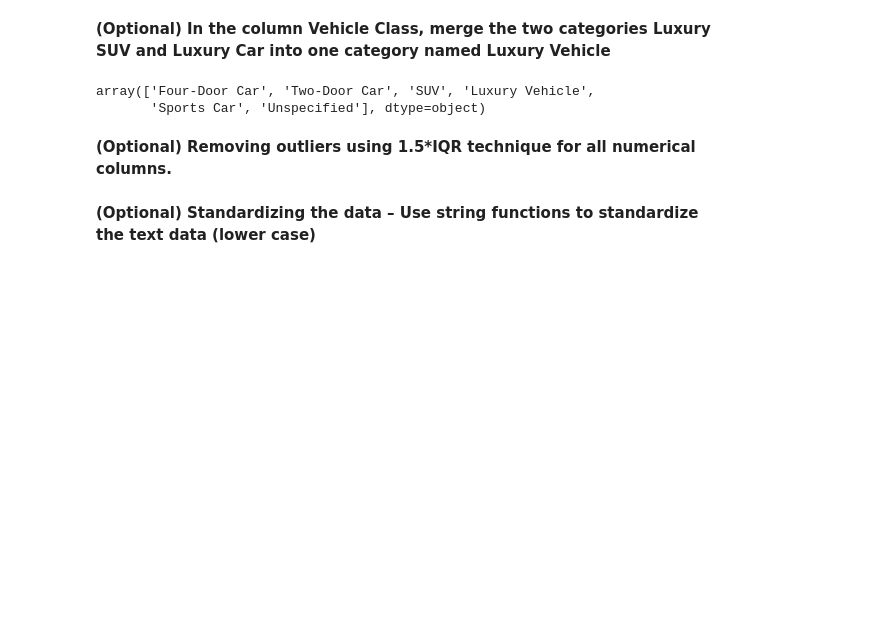
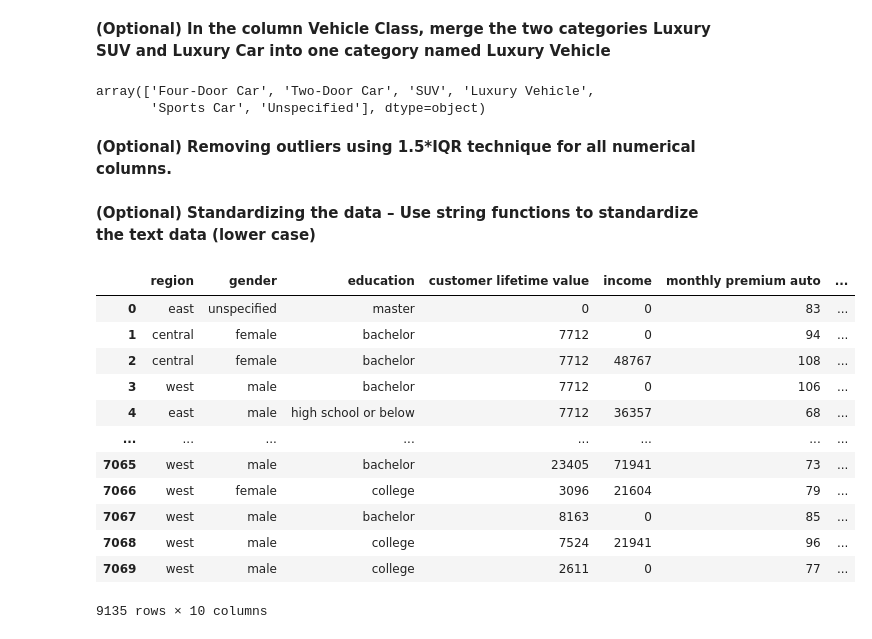
Before and after one commit to vlad-lis/Ironhack-Labs, a Jupyter notebook: Week2/Day1,2/Customer_Analysis_Case_Study/Lab - customer analysis case study.ipynb, the cells around one changed output. Drawn from its saved outputs; the diff is of its cells as text; code cells hidden in the pictures; blank space fills up the shorter version.

```diff
--- a/Week2/Day1/Customer_Analysis_Case_Study/Lab - customer analysis case study.ipynb
+++ b/Week2/Day1,2/Customer_Analysis_Case_Study/Lab - customer analysis case study.ipynb
@@ -295,3 +295,19 @@ df['gender'] = df['gender'].str.lower()
 df['education'] = df['education'].str.lower()
 df['policy type'] = df['policy type'].str.lower()
 df['vehicle class'] = df['vehicle class'].str.lower()
+# %%
+df
+# %% [output]
+|  | region | gender | education | customer lifetime value | income | monthly premium auto | ... |
+| 0 | east | unspecified | master | 0 | 0 | 83 | ... |
+| 1 | central | female | bachelor | 7712 | 0 | 94 | ... |
+| 2 | central | female | bachelor | 7712 | 48767 | 108 | ... |
+| 3 | west | male | bachelor | 7712 | 0 | 106 | ... |
+| 4 | east | male | high school or below | 7712 | 36357 | 68 | ... |
+| ... | ... | ... | ... | ... | ... | ... | ... |
+| 7065 | west | male | bachelor | 23405 | 71941 | 73 | ... |
+| 7066 | west | female | college | 3096 | 21604 | 79 | ... |
+| 7067 | west | male | bachelor | 8163 | 0 | 85 | ... |
+| 7068 | west | male | college | 7524 | 21941 | 96 | ... |
+| 7069 | west | male | college | 2611 | 0 | 77 | ... |
+9135 rows × 10 columns
```
Also changed, not shown: 16 other files.
